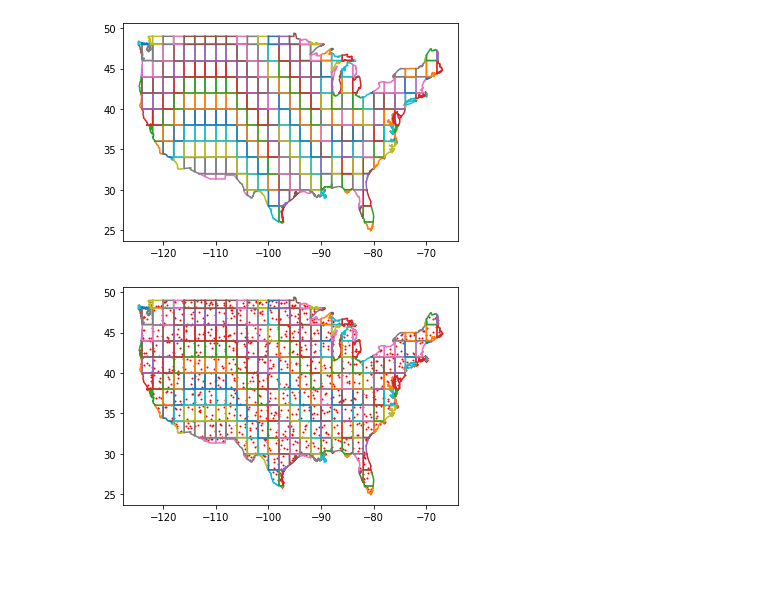
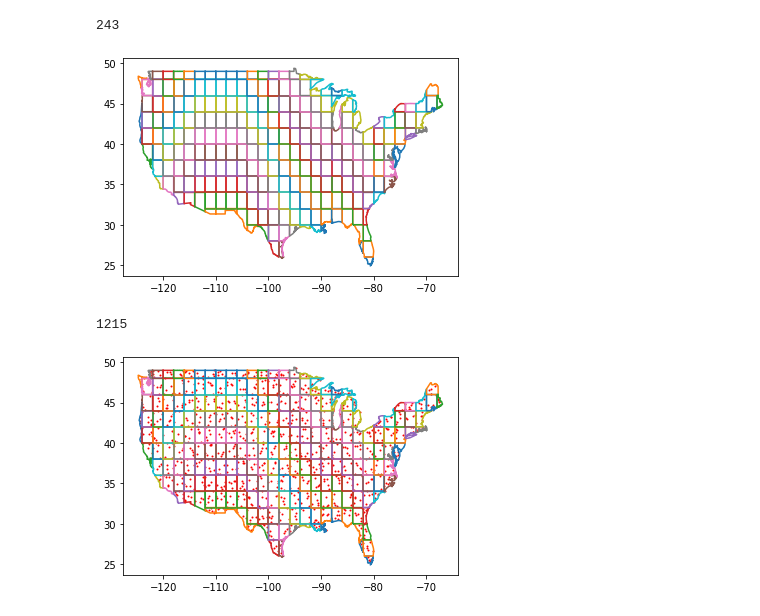
Before and after one commit to Nirvan66/GeoguessrAI, a Jupyter notebook: infoExtraction/DataScraping.ipynb, the cells around one changed output. Cells and saved outputs as stored; diff of their text form; code cells hidden in the pictures; blank space fills up the shorter version.

```diff
--- a/infoExtraction/DataScraping.ipynb
+++ b/infoExtraction/DataScraping.ipynb
@@ -13,21 +36,27 @@ import numpy as np
 usaPolyGrid = pickle.load(open("usaPolyGrid.pkl",'rb'))
 for i in usaPolyGrid.values():
     plt.plot(i[:,1],i[:,0])
+print(len(usaPolyGrid))
 # %% [output]
+243
-[figure, old version]
+[figure, new version]
 # %%
 # %matplotlib auto
 # %matplotlib inline
+locs = []
 for grid,coor in usaPolyGrid.items():
     poly = Polygon(np.flip(coor))
     x,y = poly.exterior.xy
     plt.plot(x,y)
     minx, miny, maxx, maxy = poly.bounds
     count = 0
     while count<5:
         pnt = Point(random.uniform(minx, maxx), random.uniform(miny, maxy))
         if poly.contains(pnt):
             plt.scatter([pnt.x],[pnt.y],c='r',s=1)
+            locs.append((pnt.y,pnt.x))
             count += 1
+len(locs)
 # %% [output]
+1215
-[figure, old version]
+[figure, new version]
```
Also changed, not shown: parts of 9 cells of this notebook, 2 other files.
